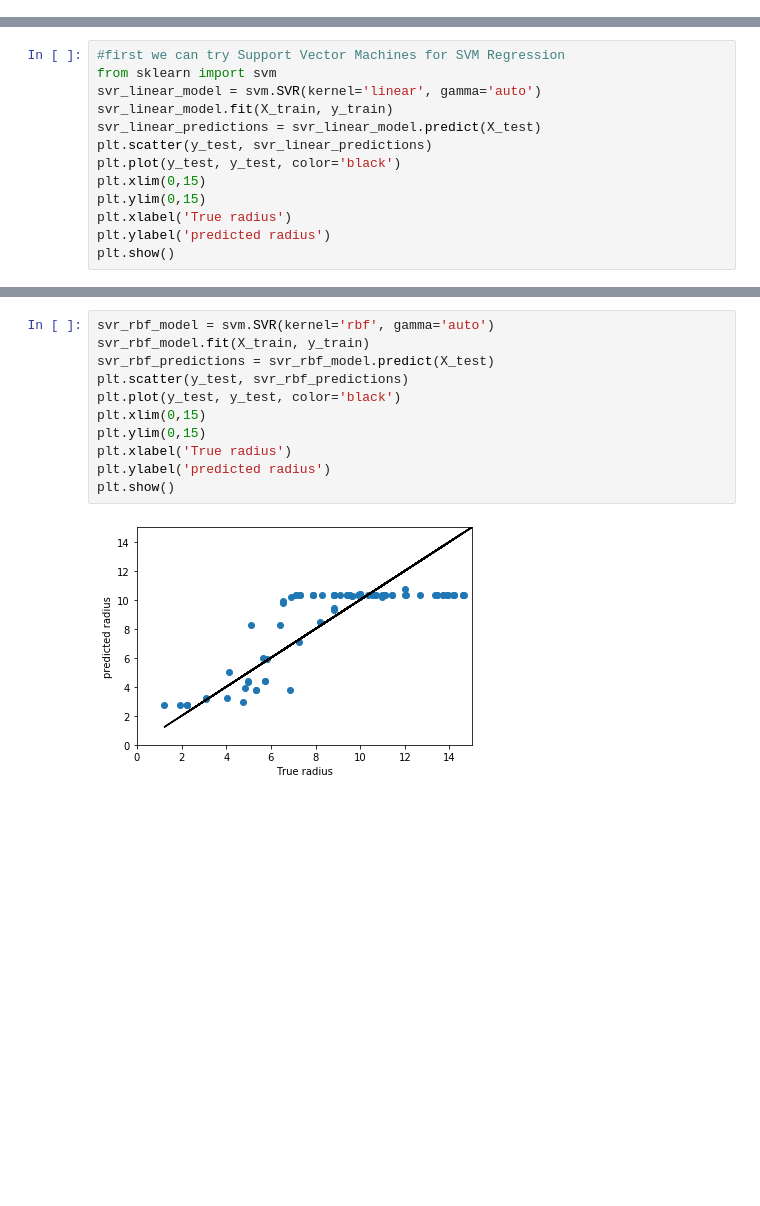
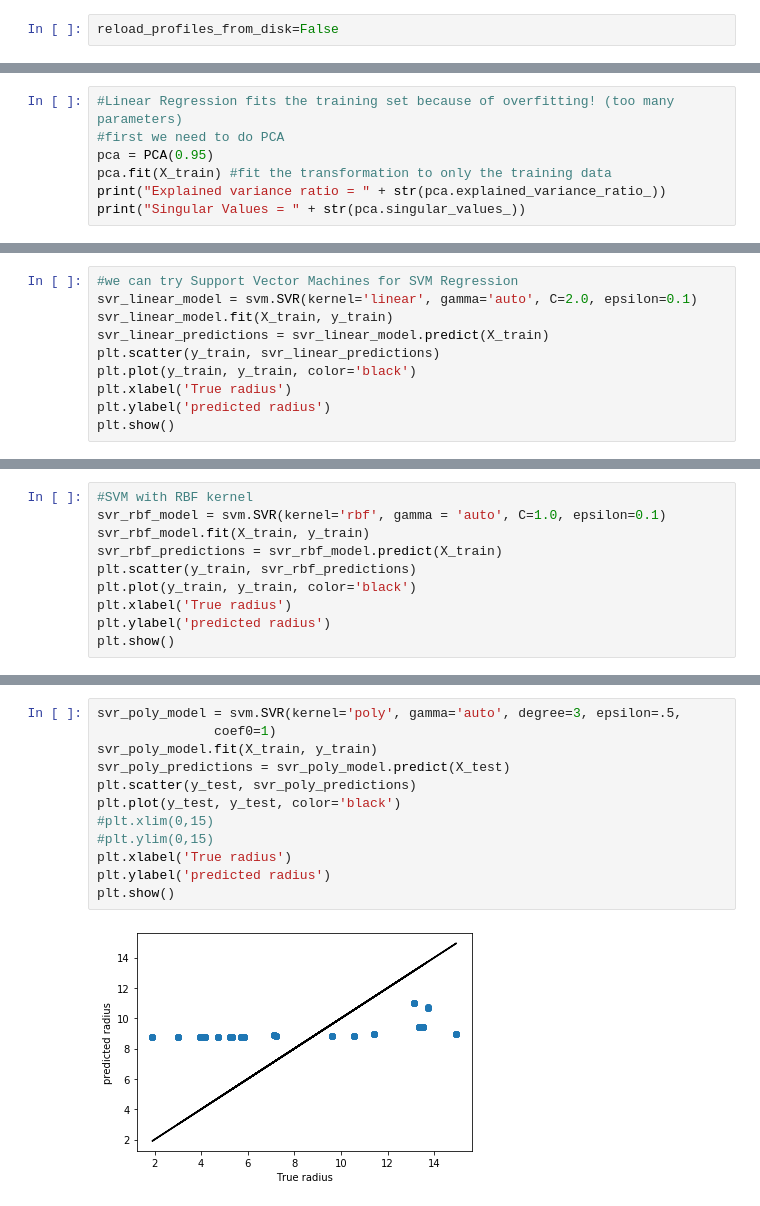
Before and after one commit to derekeverett/ml_optimize_hydro, a Jupyter notebook: TrainAndValidate.ipynb, the cells around one changed output, grey strips where cells are left out. Drawn from its saved outputs; the diff is of its cells as text; blank space fills up the shorter version.

```diff
--- a/TrainAndValidate.ipynb
+++ b/TrainAndValidate.ipynb
@@ -6,3 +26,5 @@ from sklearn.preprocessing import StandardScaler
+# %%
+reload_profiles_from_disk=False
 # %%
 #load the energy density and flow profiles, and freezeout radii
 #note that the physics here is rotationally invariant
@@ -87,0 +151,7 @@ X_train, X_test, y_train, y_test = train_test_split(X, y, test_size = 0.2)
+# %%
+#Linear Regression fits the training set because of overfitting! (too many parameters)
+#first we need to do PCA
+pca = PCA(0.95)
+pca.fit(X_train) #fit the transformation to only the training data
+print("Explained variance ratio = " + str(pca.explained_variance_ratio_))
+print("Singular Values = " + str(pca.singular_values_))
@@ -88,13 +186,10 @@ X_train, X_test, y_train, y_test = train_test_split(X, y, test_size = 0.2)
 # %%
-#first we can try Support Vector Machines for SVM Regression
-from sklearn import svm
-svr_linear_model = svm.SVR(kernel='linear', gamma='auto')
+#we can try Support Vector Machines for SVM Regression
+svr_linear_model = svm.SVR(kernel='linear', gamma='auto', C=2.0, epsilon=0.1)
 svr_linear_model.fit(X_train, y_train)
-svr_linear_predictions = svr_linear_model.predict(X_test)
-plt.scatter(y_test, svr_linear_predictions)
-plt.plot(y_test, y_test, color='black')
-plt.xlim(0,15)
-plt.ylim(0,15)
+svr_linear_predictions = svr_linear_model.predict(X_train)
+plt.scatter(y_train, svr_linear_predictions)
+plt.plot(y_train, y_train, color='black')
 plt.xlabel('True radius')
 plt.ylabel('predicted radius')
 plt.show()
@@ -102,0 +198,10 @@ plt.show()
+# %%
+#SVM with RBF kernel
+svr_rbf_model = svm.SVR(kernel='rbf', gamma = 'auto', C=1.0, epsilon=0.1)
+svr_rbf_model.fit(X_train, y_train)
+svr_rbf_predictions = svr_rbf_model.predict(X_train)
+plt.scatter(y_train, svr_rbf_predictions)
+plt.plot(y_train, y_train, color='black')
+plt.xlabel('True radius')
+plt.ylabel('predicted radius')
+plt.show()
@@ -103,13 +210,14 @@ plt.show()
 # %%
-svr_rbf_model = svm.SVR(kernel='rbf', gamma='auto')
-svr_rbf_model.fit(X_train, y_train)
-svr_rbf_predictions = svr_rbf_model.predict(X_test)
-plt.scatter(y_test, svr_rbf_predictions)
+svr_poly_model = svm.SVR(kernel='poly', gamma='auto', degree=3, epsilon=.5,
+               coef0=1)
+svr_poly_model.fit(X_train, y_train)
+svr_poly_predictions = svr_poly_model.predict(X_test)
+plt.scatter(y_test, svr_poly_predictions)
 plt.plot(y_test, y_test, color='black')
-plt.xlim(0,15)
-plt.ylim(0,15)
+#plt.xlim(0,15)
+#plt.ylim(0,15)
 plt.xlabel('True radius')
 plt.ylabel('predicted radius')
 plt.show()
 # %% [output]
-[figure, old version]
+[figure, new version]
```
Also changed, not shown: parts of 20 cells of this notebook, 3 other files.
